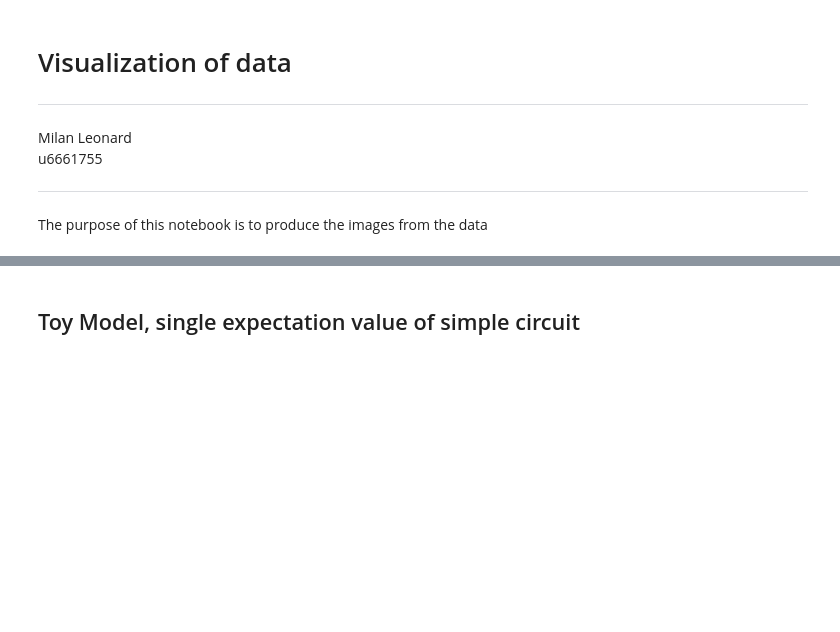
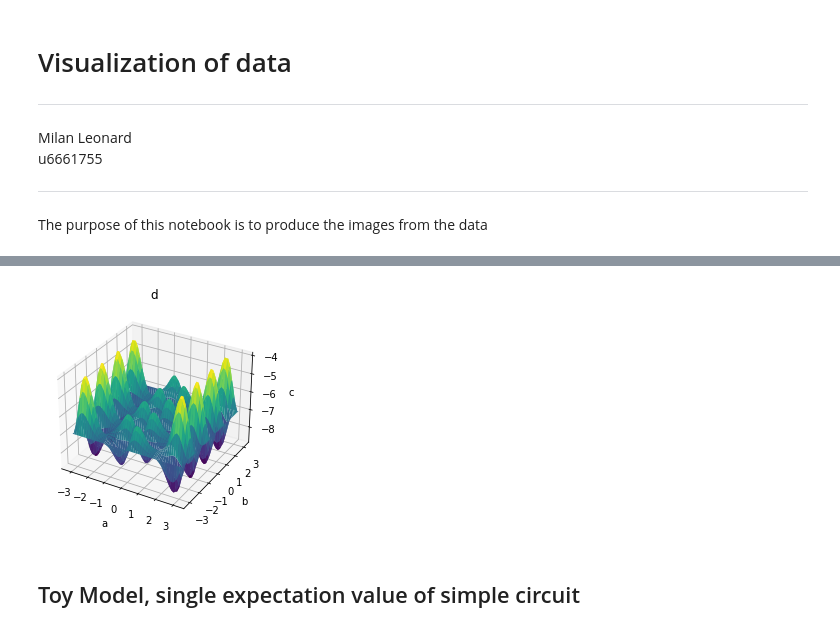
Before and after one commit to milanleonard/SCNC3102, a Jupyter notebook: Code/visualization.ipynb, the cells around one changed output, grey strips where cells are left out. Drawn from its saved outputs; the diff is of its cells as text; code cells hidden in the pictures; blank space fills up the shorter version.

Commit message:
adding images, going for round 2

```diff
--- a/Code/visualization.ipynb
+++ b/Code/visualization.ipynb
@@ -127,6 +24,8 @@ KeyboardInterrupt:
 # %%
 grid_size = 50
 X, Y = np.meshgrid(np.linspace(-np.pi,np.pi,grid_size),np.linspace(-np.pi,np.pi,grid_size))
 test = np.array(test)
-plot_3d(X,Y,test[2], "a", "b", "c", "d")
+plot_3d(X,Y,test, "a", "b", "c", "d")
+# %% [output]
+[figure, added]
 # %%
```
Also changed, not shown: parts of 10 cells of this notebook, 2 other files.
